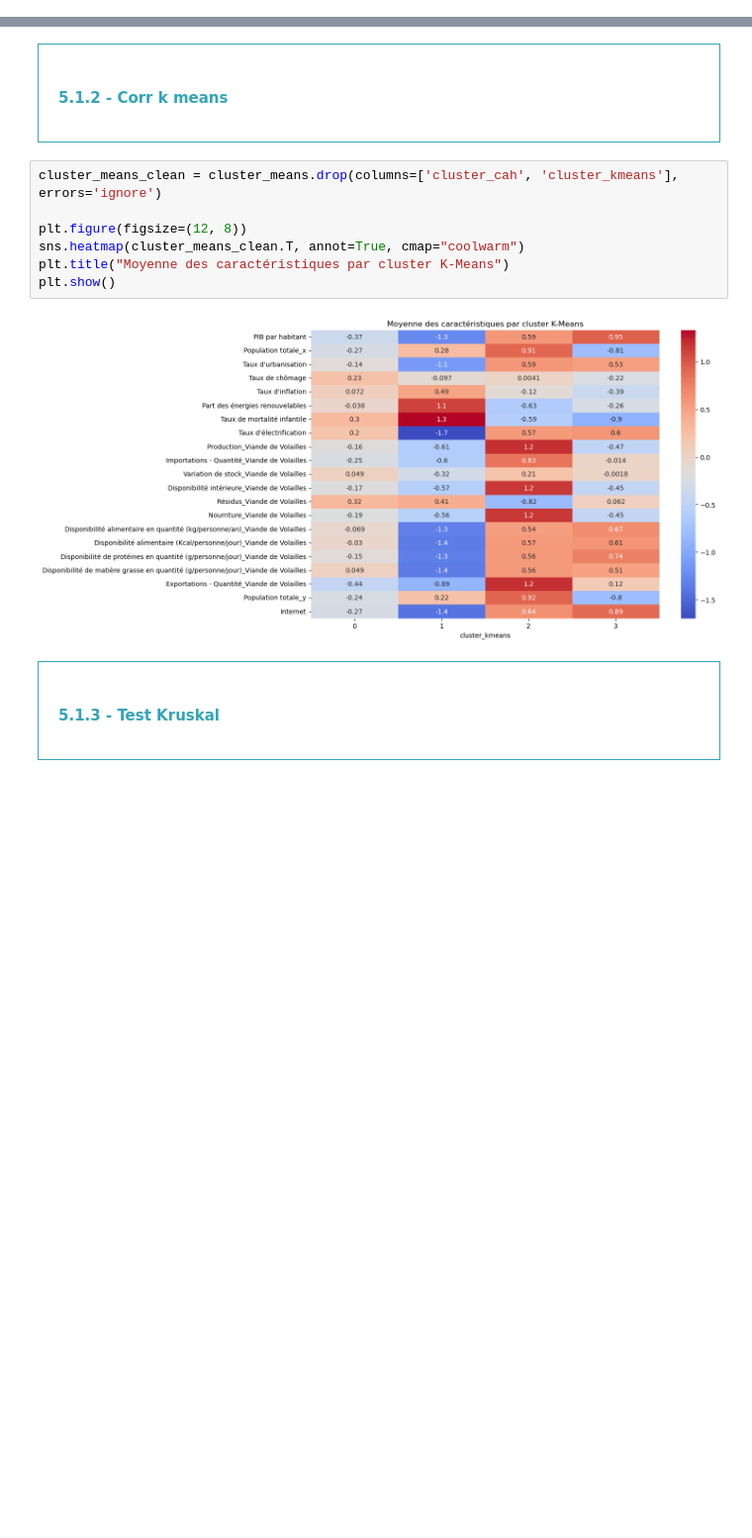
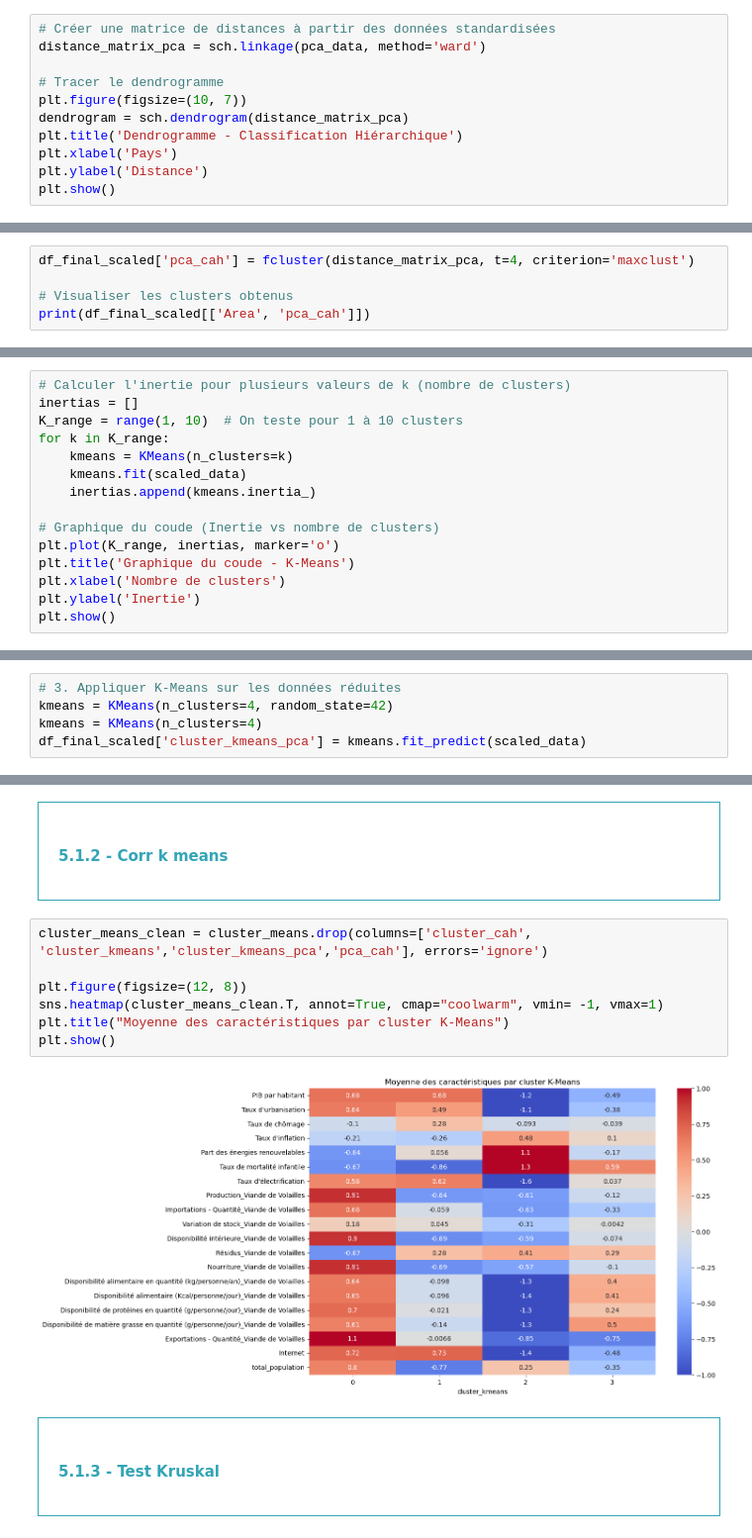
Before and after one commit to obenmaha/BioPoultryMarketAnalysis, a Jupyter notebook: Analyse.ipynb, the cells around one changed output, grey strips where cells are left out. Shown at 99% size. Saved outputs shown, nothing was run; the diff lists cells and outputs as text; blank space fills up the shorter version.

Commit message:
regroup population - add clusters with PCA

```diff
--- a/Analyse.ipynb
+++ b/Analyse.ipynb
@@ -394,3 +398,14 @@ print(df_final_scaled[['Area', 'cluster_cah']])
 102          zambia            1
 
 [103 rows x 2 columns]
+# %%
+# Créer une matrice de distances à partir des données standardisées
+distance_matrix_pca = sch.linkage(pca_data, method='ward')
+
+# Tracer le dendrogramme
+plt.figure(figsize=(10, 7))
+dendrogram = sch.dendrogram(distance_matrix_pca)
+plt.title('Dendrogramme - Classification Hiérarchique')
+plt.xlabel('Pays')
+plt.ylabel('Distance')
+plt.show()
@@ -396,0 +414,5 @@ print(df_final_scaled[['Area', 'cluster_cah']])
+# %%
+df_final_scaled['pca_cah'] = fcluster(distance_matrix_pca, t=4, criterion='maxclust')
+
+# Visualiser les clusters obtenus
+print(df_final_scaled[['Area', 'pca_cah']])
@@ -398,3 +435,18 @@ print(df_final_scaled[['Area', 'cluster_cah']])
 <div style="border: 1px solid RGB(51,165,182);" >
 <h3 style="margin: auto; padding: 20px; color: RGB(51,165,182); ">4.4 - K means</h3>
 </div>
+# %%
+# Calculer l'inertie pour plusieurs valeurs de k (nombre de clusters)
+inertias = []
+K_range = range(1, 10)  # On teste pour 1 à 10 clusters
+for k in K_range:
+    kmeans = KMeans(n_clusters=k)
+    kmeans.fit(scaled_data)
+    inertias.append(kmeans.inertia_)
+
+# Graphique du coude (Inertie vs nombre de clusters)
+plt.plot(K_range, inertias, marker='o')
+plt.title('Graphique du coude - K-Means')
+plt.xlabel('Nombre de clusters')
+plt.ylabel('Inertie')
+plt.show()
@@ -401,3 +455,8 @@ print(df_final_scaled[['Area', 'cluster_cah']])
+# %%
+# 3. Appliquer K-Means sur les données réduites
+kmeans = KMeans(n_clusters=4, random_state=42)
+kmeans = KMeans(n_clusters=4)
+df_final_scaled['cluster_kmeans_pca'] = kmeans.fit_predict(scaled_data)
 # %%
 # Calculer l'inertie pour plusieurs valeurs de k (nombre de clusters)
 inertias = []
@@ -491,14 +600,14 @@ Médiane des caractéristiques par 'cluster_kmeans':
 <h4 style="margin: auto; padding: 20px; color: RGB(51,165,182); ">5.1.2 - Corr k means</h4>
 </div>
 # %%
-cluster_means_clean = cluster_means.drop(columns=['cluster_cah', 'cluster_kmeans'], errors='ignore')
+cluster_means_clean = cluster_means.drop(columns=['cluster_cah', 'cluster_kmeans','cluster_kmeans_pca','pca_cah'], errors='ignore')
 
 plt.figure(figsize=(12, 8))
-sns.heatmap(cluster_means_clean.T, annot=True, cmap="coolwarm")
+sns.heatmap(cluster_means_clean.T, annot=True, cmap="coolwarm", vmin= -1, vmax=1)
 plt.title("Moyenne des caractéristiques par cluster K-Means")
 plt.show()
 # %% [output]
-[figure, old version]
+[figure, new version]
 # %% [markdown]
 <div style="border: 1px solid RGB(51,165,182);" >
 <h4 style="margin: auto; padding: 20px; color: RGB(51,165,182); ">5.1.3 - Test Kruskal</h4>
```
Also changed, not shown: parts of 36 cells of this notebook, 2 other files.
